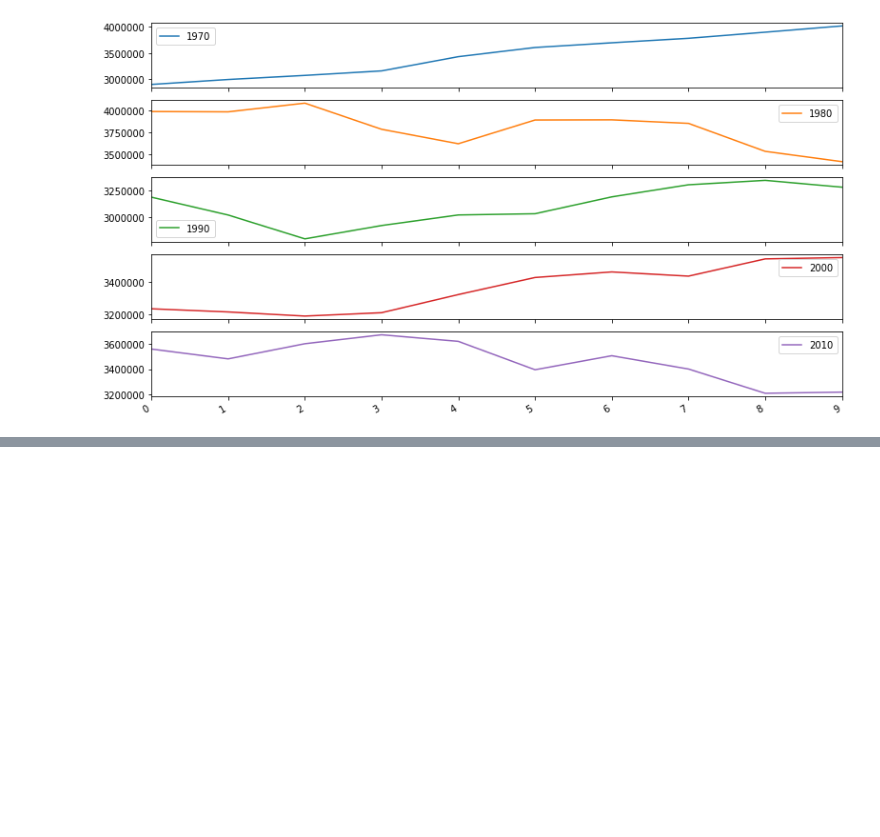
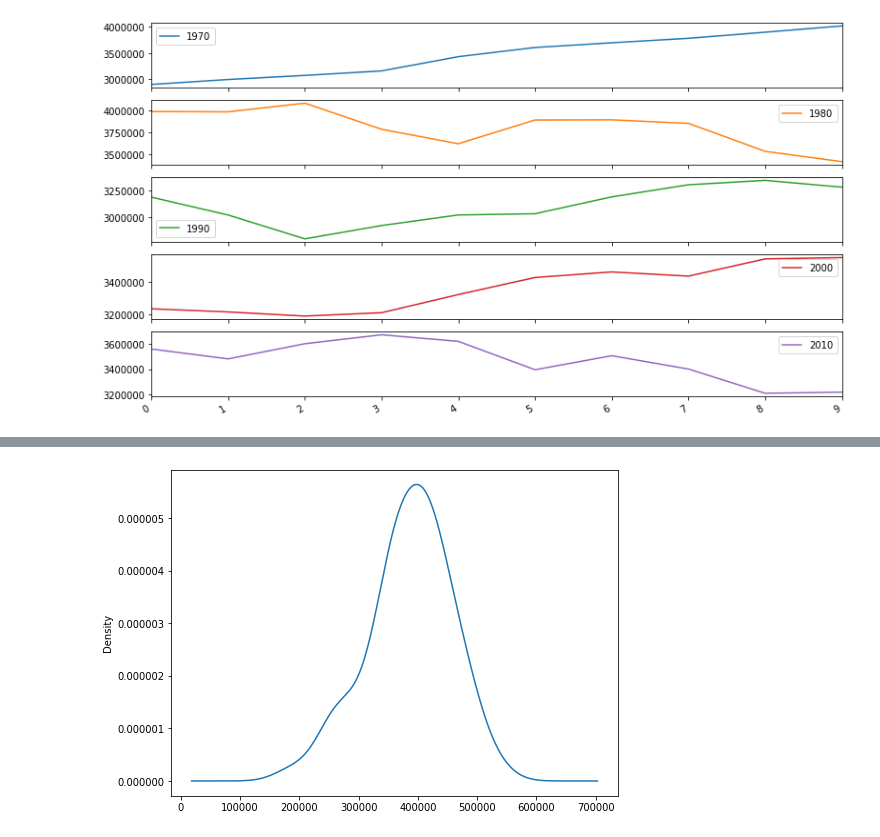
Before and after one commit to msanchez-ayala/energy-consumption, a Jupyter notebook: eda_modeling_experimentation.ipynb, the cells around one changed output, grey strips where cells are left out. Saved outputs shown, nothing was run; the diff lists cells and outputs as text; code cells hidden in the pictures; blank space fills up the shorter version.

```diff
--- a/eda_modeling_experimentation.ipynb
+++ b/eda_modeling_experimentation.ipynb
@@ -143,0 +239,4 @@ fig.show()
+# %%
+total_df['Renewable Sources'].plot(kind='kde', figsize = (8,6));
+# %% [output]
+[figure, added]
```
Also changed, not shown: parts of 33 cells of this notebook.
